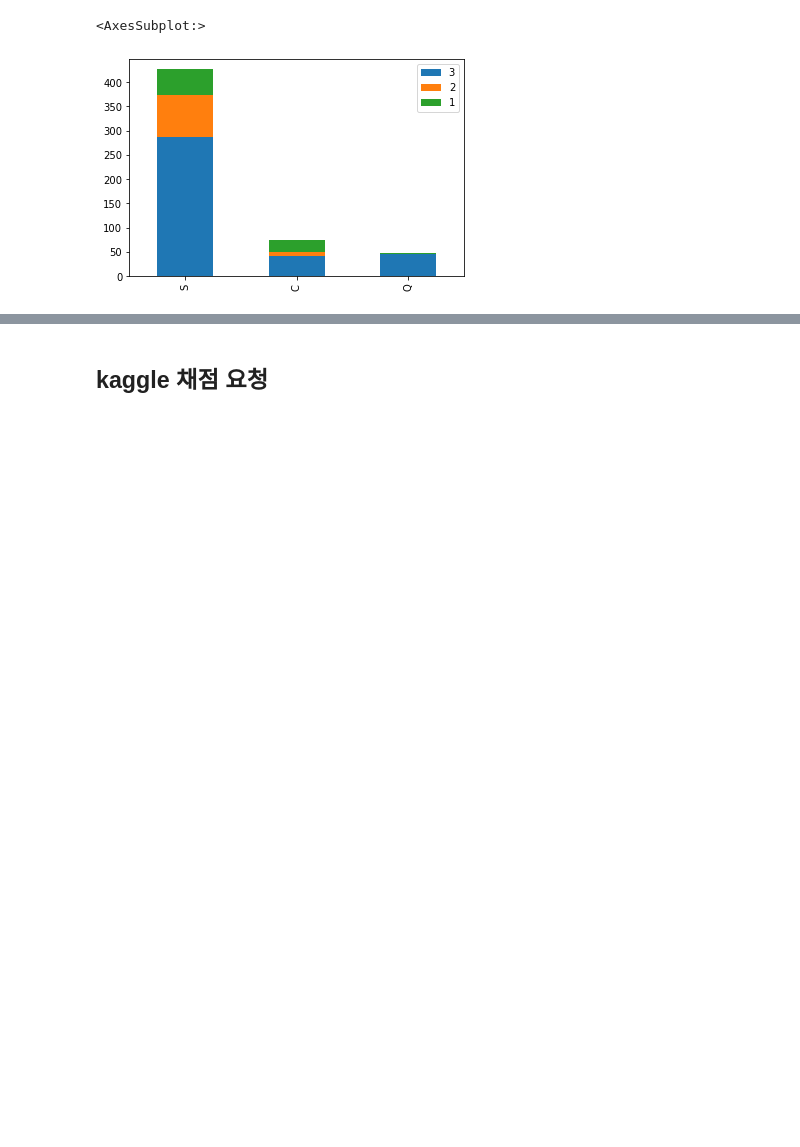
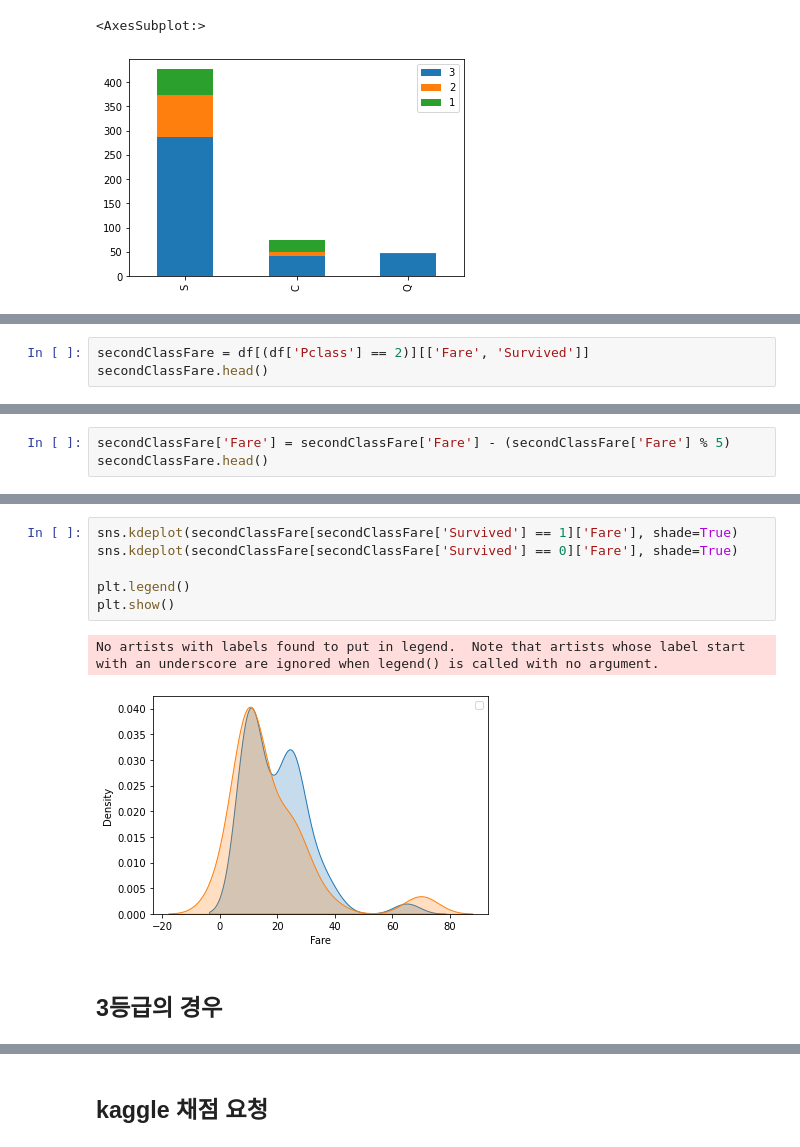
Before and after one commit to KangnamUniv-ML/Titanic-ML, a Jupyter notebook: notebook/Titanic.ipynb, the cells around one changed output, grey strips where cells are left out. Cells and saved outputs as stored; diff of their text form; blank space fills up the shorter version.

```diff
--- a/notebook/Titanic.ipynb
+++ b/notebook/Titanic.ipynb
@@ -535,0 +641,3 @@ boardDead.plot(kind='bar', stacked=True)
+# %%
+secondClassFare = df[(df['Pclass'] == 2)][['Fare', 'Survived']]
+secondClassFare.head()
@@ -535,0 +663,3 @@ boardDead.plot(kind='bar', stacked=True)
+# %%
+secondClassFare['Fare'] = secondClassFare['Fare'] - (secondClassFare['Fare'] % 5)
+secondClassFare.head()
@@ -535,0 +673,11 @@ boardDead.plot(kind='bar', stacked=True)
+# %%
+sns.kdeplot(secondClassFare[secondClassFare['Survived'] == 1]['Fare'], shade=True)
+sns.kdeplot(secondClassFare[secondClassFare['Survived'] == 0]['Fare'], shade=True)
+
+plt.legend()
+plt.show()
+# %% [output]
+No artists with labels found to put in legend.  Note that artists whose label start with an underscore are ignored when legend() is called with no argument.
+[figure, added]
+# %% [markdown]
+## 3등급의 경우
```
Also changed, not shown: parts of 46 cells of this notebook.
